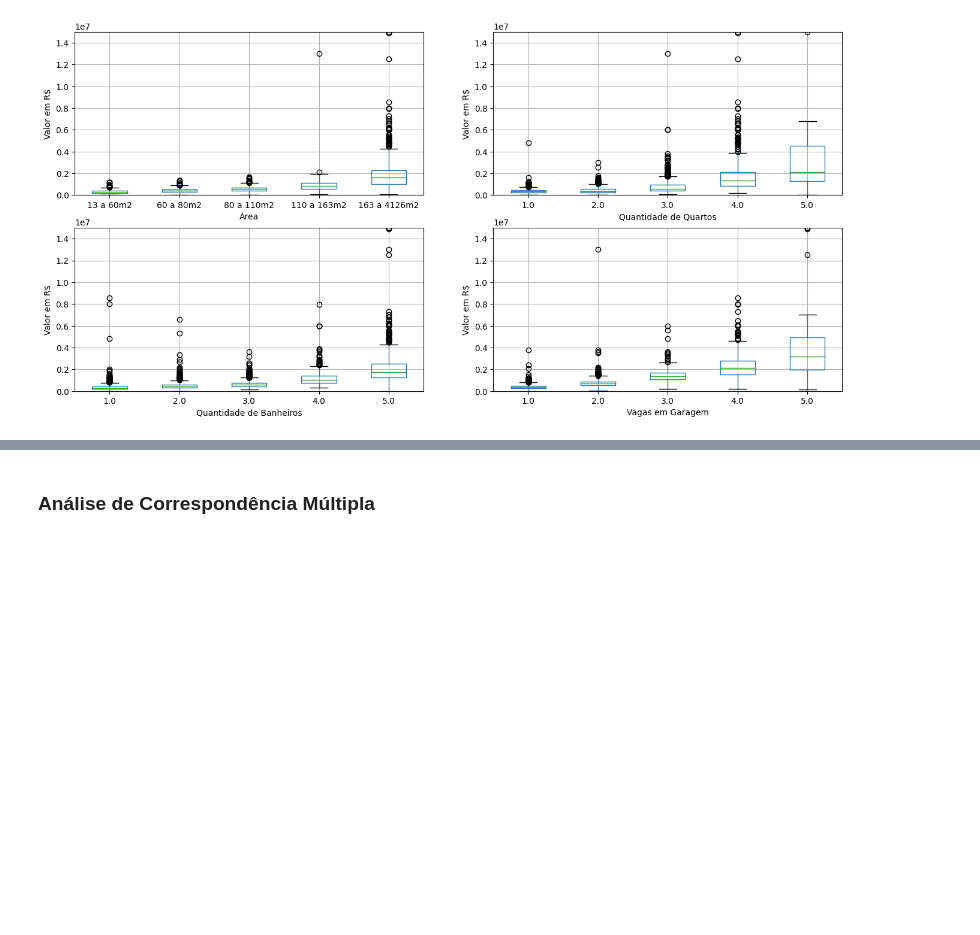
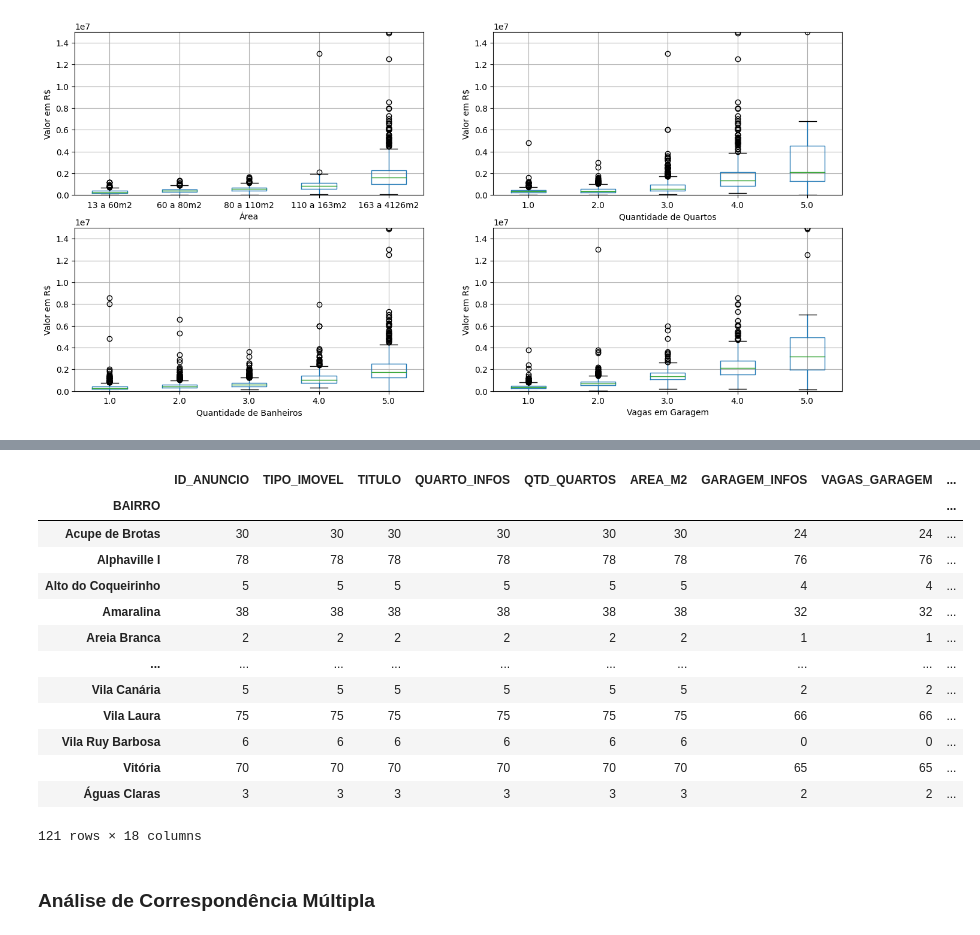
Before and after one commit to danrmoliv/apartment_prices_olx, a Jupyter notebook: precos_apartamentos.ipynb, the cells around one changed output, grey strips where cells are left out. Saved outputs shown, nothing was run; the diff lists cells and outputs as text; code cells hidden in the pictures; blank space fills up the shorter version.

```diff
--- a/precos_apartamentos.ipynb
+++ b/precos_apartamentos.ipynb
@@ -400,3 +415,20 @@ plt.show()
+# %%
+df_anuncios.groupby('BAIRRO').count()
+# %% [output]
+|  | ID_ANUNCIO | TIPO_IMOVEL | TITULO | QUARTO_INFOS | QTD_QUARTOS | AREA_M2 | GARAGEM_INFOS | VAGAS_GARAGEM | ... |
+| BAIRRO |  |  |  |  |  |  |  |  | ... |
+| Acupe de Brotas | 30 | 30 | 30 | 30 | 30 | 30 | 24 | 24 | ... |
+| Alphaville I | 78 | 78 | 78 | 78 | 78 | 78 | 76 | 76 | ... |
+| Alto do Coqueirinho | 5 | 5 | 5 | 5 | 5 | 5 | 4 | 4 | ... |
+| Amaralina | 38 | 38 | 38 | 38 | 38 | 38 | 32 | 32 | ... |
+| Areia Branca | 2 | 2 | 2 | 2 | 2 | 2 | 1 | 1 | ... |
+| ... | ... | ... | ... | ... | ... | ... | ... | ... | ... |
+| Vila Canária | 5 | 5 | 5 | 5 | 5 | 5 | 2 | 2 | ... |
+| Vila Laura | 75 | 75 | 75 | 75 | 75 | 75 | 66 | 66 | ... |
+| Vila Ruy Barbosa | 6 | 6 | 6 | 6 | 6 | 6 | 0 | 0 | ... |
+| Vitória | 70 | 70 | 70 | 70 | 70 | 70 | 65 | 65 | ... |
+| Águas Claras | 3 | 3 | 3 | 3 | 3 | 3 | 2 | 2 | ... |
+121 rows × 18 columns
 # %% [markdown]
 ### Análise de Correspondência Múltipla
 # %% [markdown]
```
Also changed, not shown: parts of 1 cell of this notebook.
